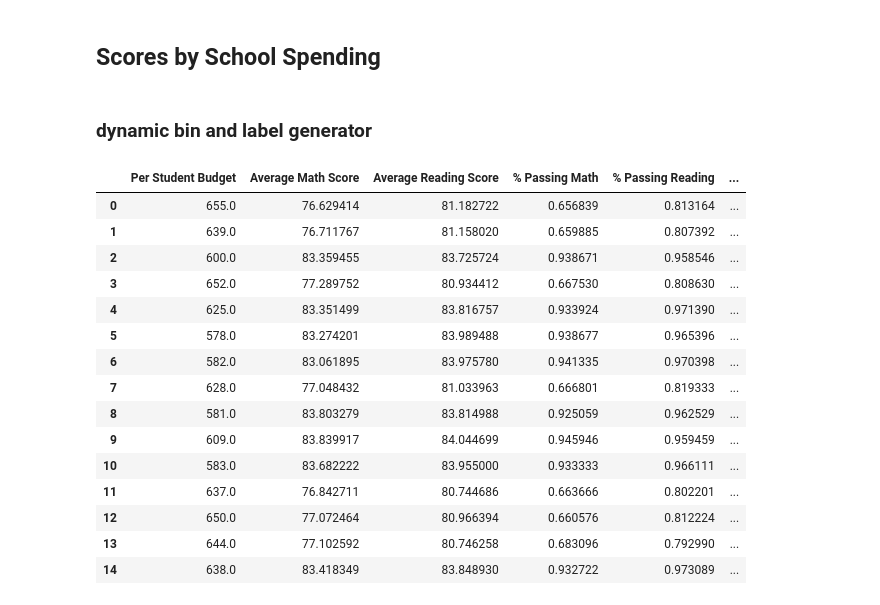
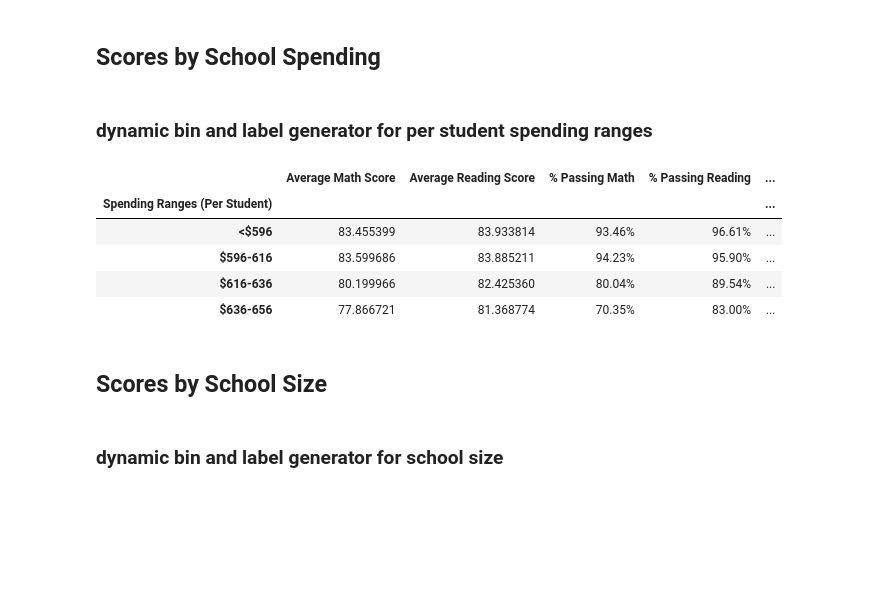
Before and after one commit to buitron/academy_of_py_analysis, a Jupyter notebook: solution/aop_summary.ipynb, the cells around one changed output. Cells and saved outputs as stored; diff of their text form; code cells hidden in the pictures; blank space fills up the shorter version.

```diff
--- a/solution/aop_summary.ipynb
+++ b/solution/aop_summary.ipynb
@@ -224,6 +224,45 @@ school_read_scores_df[['9th', '10th', '11th', '12th']]
 | Wright High School | 83.8333 | 83.8128 | 84.1563 | 84.0732 |
 # %% [markdown]
 ## Scores by School Spending
+# %% [markdown]
+### dynamic bin and label generator for per student spending ranges
+# %%
+# locate the per student spending max and mins
+spend_min = school_summary_df['Per Student Budget'].min()
+spend_max = school_summary_df['Per Student Budget'].max()
+
+# dynamic bin generator
+bins = list(np.linspace(spend_min - 1,spend_max + 1,num=(spend_max-spend_min)/14, dtype=int))
+
+# dynamic label generator
+labels = ["<${}".format(bins[1])]
+for k in range(len(bins)):
+    labels.append("${0}-{1}".format(bins[k-1], bins[k]))
+del labels[1:3]
+# %%
+school_summary_df['Spending Ranges (Per Student)'] = pd.cut(school_summary_df['Per Student Budget'], bins=bins, labels=labels)
+school_spending_ranges_df = school_summary_df[[
+    'Spending Ranges (Per Student)','Average Math Score','Average Reading Score',
+    '% Passing Math','% Passing Reading','% Overall Passing Rate']].copy()
+
+# grouby Spending Ranges (Per Student)
+school_spend_gp_mn_df = school_spending_ranges_df.groupby(by='Spending Ranges (Per Student)').mean()
+
+# format columns
+school_spend_gp_mn_df['% Passing Math'] = (school_spend_gp_mn_df['% Passing Math']*100).map("{:.2f}%".format)
+school_spend_gp_mn_df['% Passing Reading'] = (school_spend_gp_mn_df['% Passing Reading']*100).map("{:.2f}%".format)
+school_spend_gp_mn_df['% Overall Passing Rate'] = (school_spend_gp_mn_df['% Overall Passing Rate']*100).map("{:.2f}%".format)
+
+school_spend_gp_mn_df
+# %% [output]
+|  | Average Math Score | Average Reading Score | % Passing Math | % Passing Reading | ... |
+| Spending Ranges (Per Student) |  |  |  |  | ... |
+| <$596 | 83.455399 | 83.933814 | 93.46% | 96.61% | ... |
+| $596-616 | 83.599686 | 83.885211 | 94.23% | 95.90% | ... |
+| $616-636 | 80.199966 | 82.425360 | 80.04% | 89.54% | ... |
+| $636-656 | 77.866721 | 81.368774 | 70.35% | 83.00% | ... |
+# %% [markdown]
+## Scores by School Size
 # %% [markdown]
-### dynamic bin and label generator
+### dynamic bin and label generator for school size
 # %%
@@ -242,21 +284,0 @@ del labels[1:3]
-# %%
-school_summary_df[[
-    'Per Student Budget','Average Math Score','Average Reading Score',
-    '% Passing Math','% Passing Reading','% Overall Passing Rate']]
-# %% [output]
-|  | Per Student Budget | Average Math Score | Average Reading Score | % Passing Math | % Passing Reading | ... |
-| 0 | 655.0 | 76.629414 | 81.182722 | 0.656839 | 0.813164 | ... |
-| 1 | 639.0 | 76.711767 | 81.158020 | 0.659885 | 0.807392 | ... |
-| 2 | 600.0 | 83.359455 | 83.725724 | 0.938671 | 0.958546 | ... |
-| 3 | 652.0 | 77.289752 | 80.934412 | 0.667530 | 0.808630 | ... |
-| 4 | 625.0 | 83.351499 | 83.816757 | 0.933924 | 0.971390 | ... |
-| 5 | 578.0 | 83.274201 | 83.989488 | 0.938677 | 0.965396 | ... |
-| 6 | 582.0 | 83.061895 | 83.975780 | 0.941335 | 0.970398 | ... |
-| 7 | 628.0 | 77.048432 | 81.033963 | 0.666801 | 0.819333 | ... |
-| 8 | 581.0 | 83.803279 | 83.814988 | 0.925059 | 0.962529 | ... |
-| 9 | 609.0 | 83.839917 | 84.044699 | 0.945946 | 0.959459 | ... |
-| 10 | 583.0 | 83.682222 | 83.955000 | 0.933333 | 0.966111 | ... |
-| 11 | 637.0 | 76.842711 | 80.744686 | 0.663666 | 0.802201 | ... |
-| 12 | 650.0 | 77.072464 | 80.966394 | 0.660576 | 0.812224 | ... |
-| 13 | 644.0 | 77.102592 | 80.746258 | 0.683096 | 0.792990 | ... |
-| 14 | 638.0 | 83.418349 | 83.848930 | 0.932722 | 0.973089 | ... |
```
Also changed, not shown: parts of 6 cells of this notebook.
